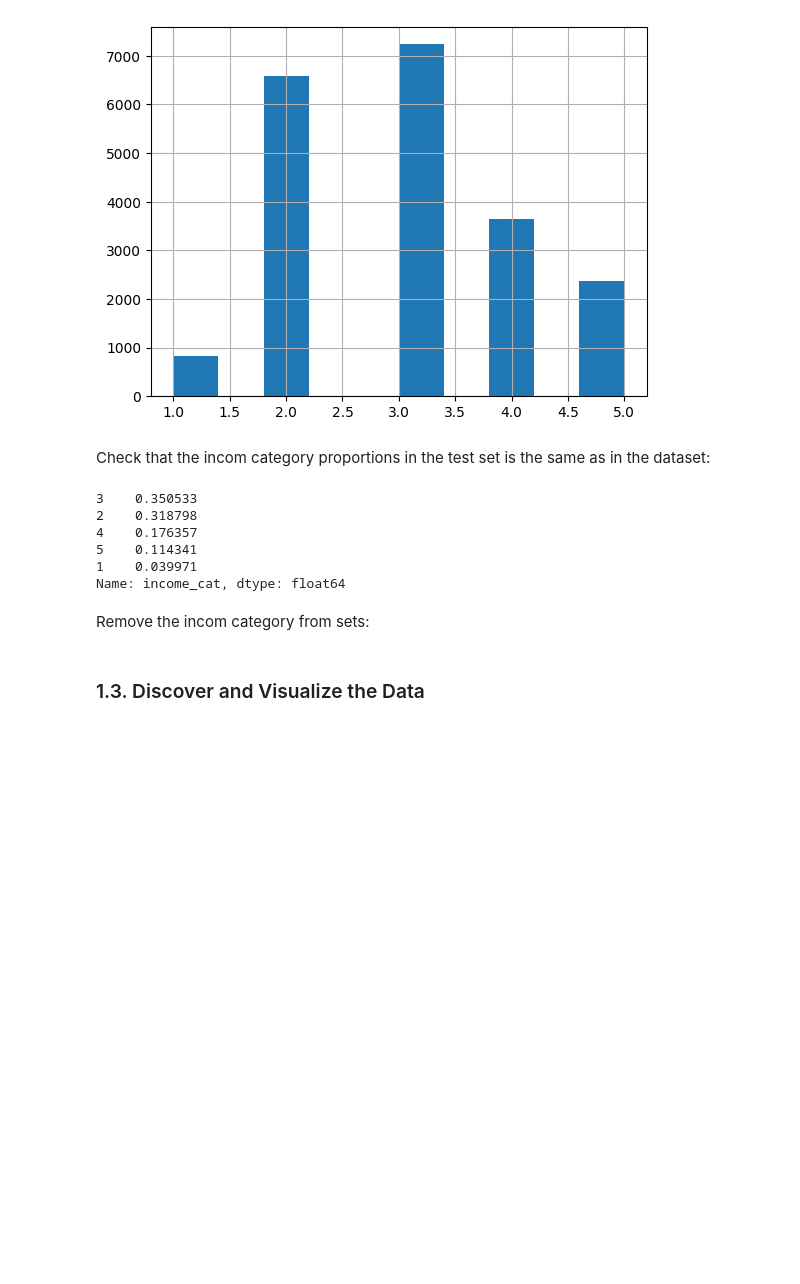
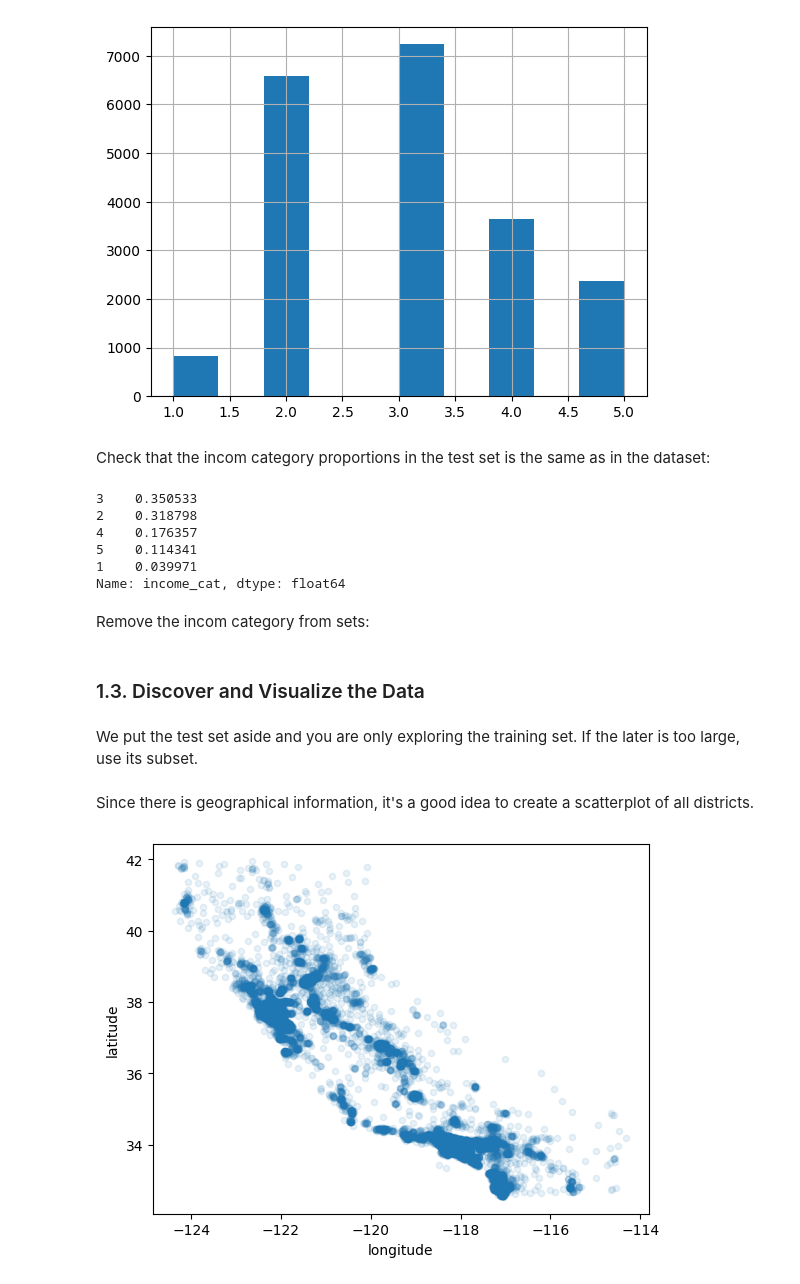
Before and after one commit to neofluar/kaggle, a Jupyter notebook: california_housing/california_housing.ipynb, the cells around one changed output. Drawn from its saved outputs; the diff is of its cells as text; code cells hidden in the pictures; blank space fills up the shorter version.

```diff
--- a/california_housing/california_housing.ipynb
+++ b/california_housing/california_housing.ipynb
@@ -114,3 +114,14 @@ train_set.drop('income_cat', axis=1, inplace=True)
 test_set.drop('income_cat', axis=1, inplace=True)
 # %% [markdown]
 ### 1.3. Discover and Visualize the Data
+# %% [markdown]
+We put the test set aside and you are only exploring the training set. If the later is too large, use its subset.
+# %%
+housing = train_set.copy()
+# %% [markdown]
+Since there is geographical information, it's a good idea to create a scatterplot of all districts.
+# %%
+housing.plot(kind='scatter', x='longitude', y='latitude', alpha=.1)
+plt.show()
+# %% [output]
+[figure, added]
```
Also changed, not shown: parts of 26 cells of this notebook, 1 other file.
